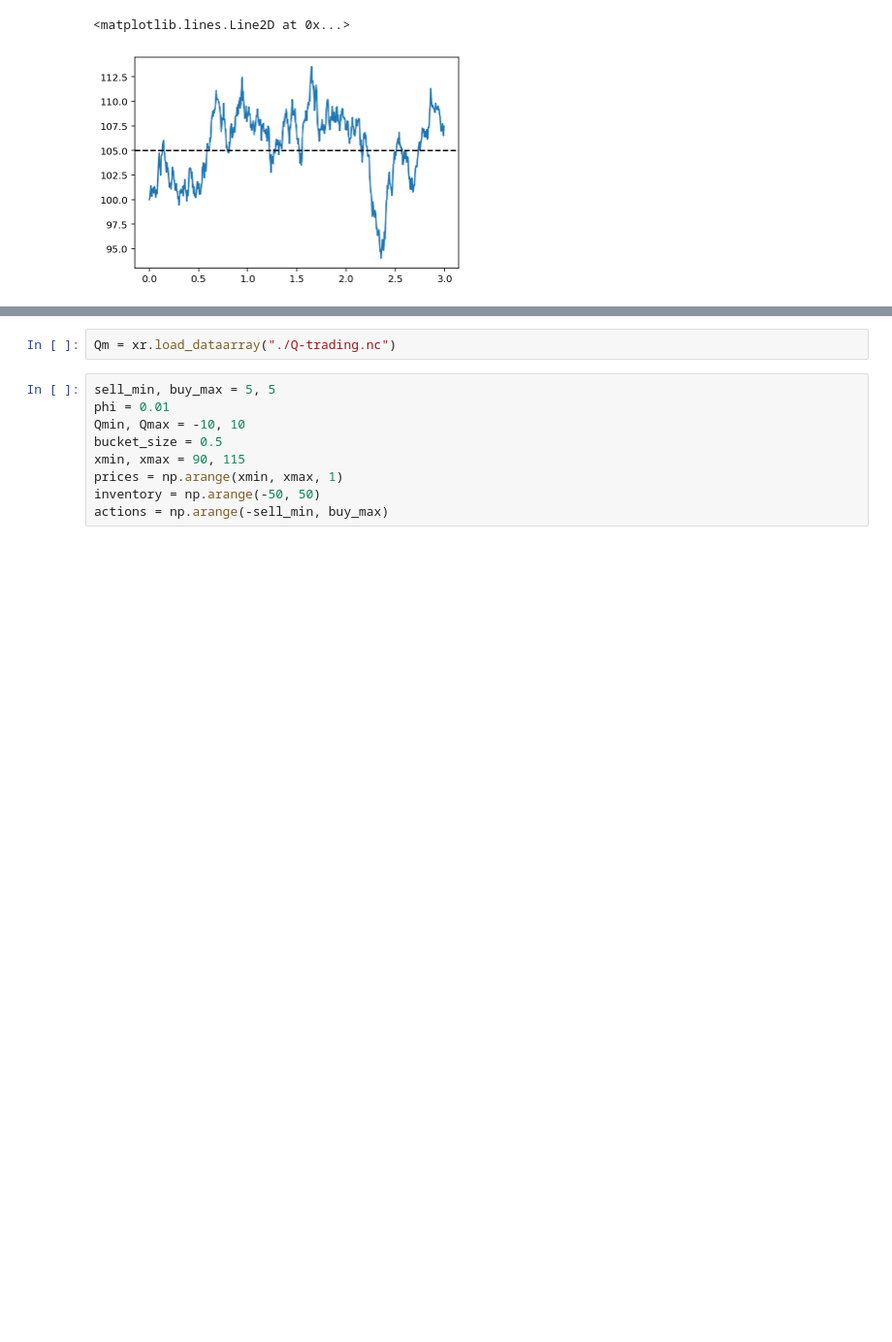
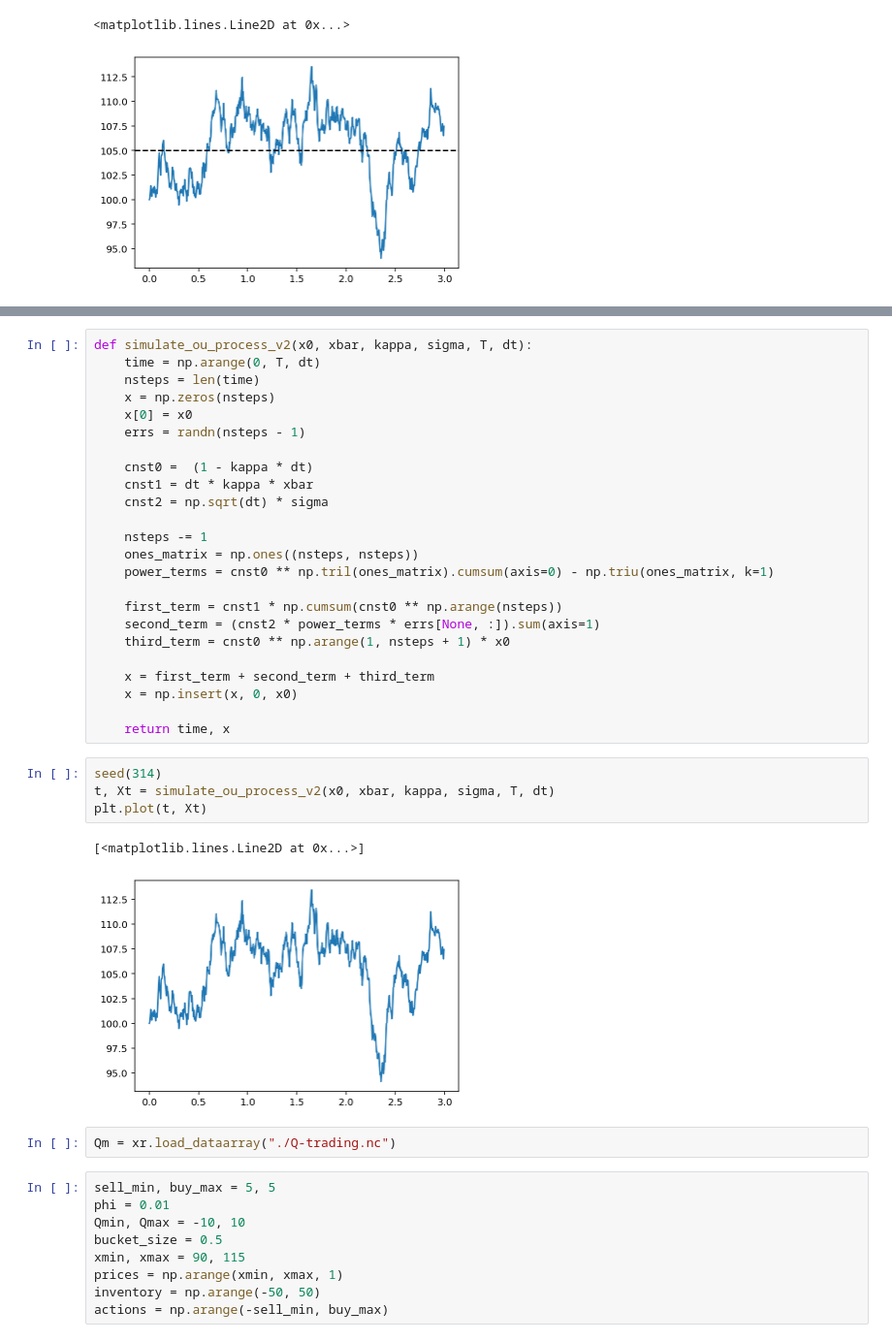
Before and after one commit to gerdm/rl-ou-process, a Jupyter notebook: q-learning-optimal-trading.ipynb, the cells around one changed output, grey strips where cells are left out. Shown at 97% size. Cells and saved outputs as stored; diff of their text form; blank space fills up the shorter version.

Commit message:
add: add loop-less version of OU process

```diff
--- a/q-learning-optimal-trading.ipynb
+++ b/q-learning-optimal-trading.ipynb
@@ -137,3 +160,34 @@ plt.axhline(y=xbar, c="black", linestyle="--")
+# %%
+def simulate_ou_process_v2(x0, xbar, kappa, sigma, T, dt):
+    time = np.arange(0, T, dt)
+    nsteps = len(time)
+    x = np.zeros(nsteps)
+    x[0] = x0
+    errs = randn(nsteps - 1)
+
+    cnst0 =  (1 - kappa * dt)
+    cnst1 = dt * kappa * xbar
+    cnst2 = np.sqrt(dt) * sigma
+
+    nsteps -= 1
+    ones_matrix = np.ones((nsteps, nsteps))
+    power_terms = cnst0 ** np.tril(ones_matrix).cumsum(axis=0) - np.triu(ones_matrix, k=1)
+
+    first_term = cnst1 * np.cumsum(cnst0 ** np.arange(nsteps))
+    second_term = (cnst2 * power_terms * errs[None, :]).sum(axis=1)
+    third_term = cnst0 ** np.arange(1, nsteps + 1) * x0
+
+    x = first_term + second_term + third_term
+    x = np.insert(x, 0, x0)
+
+    return time, x
+# %%
+seed(314)
+t, Xt = simulate_ou_process_v2(x0, xbar, kappa, sigma, T, dt)
+plt.plot(t, Xt)
+# %% [output]
+[<matplotlib.lines.Line2D at 0x...>]
+[figure, added]
 # %%
 Qm = xr.load_dataarray("./Q-trading.nc")
 # %%
```
Also changed, not shown: parts of 3 cells of this notebook.
